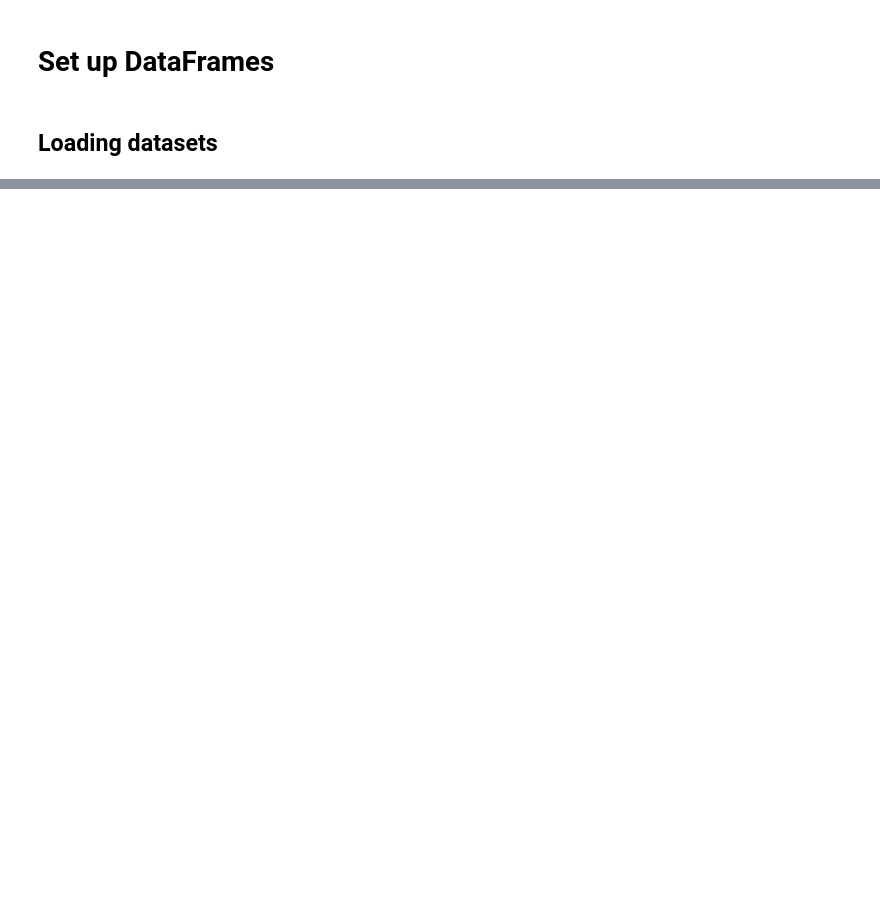
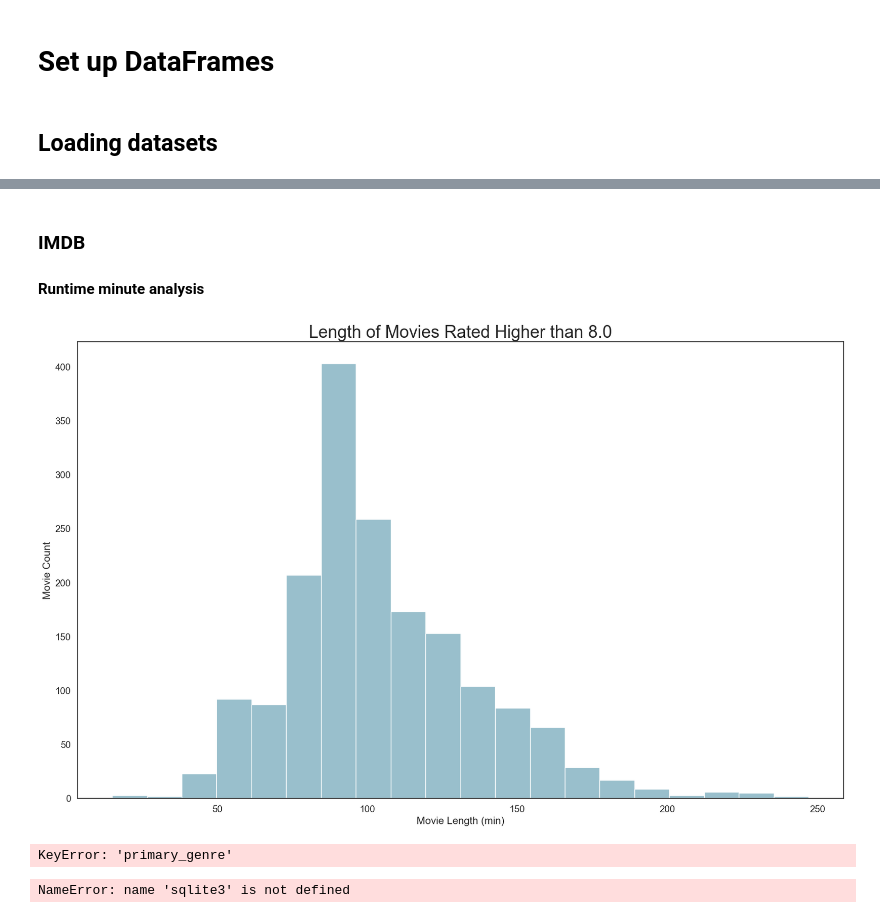
Before and after one commit to Nancieskie/Movie-Data-Analysis-Project, a Jupyter notebook: student.ipynb, the cells around one changed output, grey strips where cells are left out. Cells and saved outputs as stored; diff of their text form; code cells hidden in the pictures; blank space fills up the shorter version.

Commit message:
data analysis using histogram

```diff
--- a/student.ipynb
+++ b/student.ipynb
@@ -214,0 +199,2 @@ KeyError: "['runtime_minutes'] not found in axis"
+# %%
+movies_with_ratings_clean = movies_with_ratings.drop(['original_title', 'genres'], axis=1)
@@ -214,0 +211,4 @@ KeyError: "['runtime_minutes'] not found in axis"
+# %%
+# Dropping movies with votes less that the median(49)
+movies_over_median_votes = movies_with_ratings_clean.loc[
+    movies_with_ratings_clean['numvotes'] > movies_with_ratings_clean['numvotes'].median()]
@@ -214,0 +244,58 @@ KeyError: "['runtime_minutes'] not found in axis"
+# %% [markdown]
+### IMDB
+#### Runtime minute analysis
+# %%
+main_data_dropna = movies_over_median_votes.dropna(subset=['runtime_minutes'])
+# %%
+main_data_dropna_best_rated = main_data_dropna.loc[(main_data_dropna['averagerating'] >= 8.0)
+                                                   & (main_data_dropna['runtime_minutes'] < 250)]
+# %%
+sns.set_theme(context='notebook', palette='blend:#7AB,#7AB',
+              style='white', font='sans-serif', font_scale=1.25,
+              color_codes=True, rc={'figure.figsize':(20,12)})
+
+hist = sns.histplot(main_data_dropna_best_rated['runtime_minutes'], bins=20)
+
+hist.set(xlabel='Movie Length (min)', ylabel='Movie Count');
+hist.set_title('Length of Movies Rated Higher than 8.0', fontsize=25);
+# %% [output]
+[figure, added]
+# %%
+yjoin = df_tmdb_tn_innerjoin.groupby(['primary_genre']).mean().sort_values( \
+    by='profit_mils', ascending=False)[:10]
+xjoin = list(df_tmdb_tn_innerjoin.groupby(['primary_genre']).mean().sort_values( \
+    by='profit_mils', ascending=False).index)[:10]
+fig2, axj = plt.subplots(figsize=(20, 12))
+
+sns.barplot(x=xjoin, y=yjoin['profit_mils'],
+            saturation=.4, palette='blend:#EDA,#7AB')
+
+axj.set_title('Average Net Profit by Genre', fontsize=25)
+axj.set_xlabel('Movie Genre Categories')
+axj.set_ylabel('Net Profit (MM)')
+
+
+for loc, label in enumerate(yjoin['profit_mils']):
+    axj.text(loc, label+.15, (str(int(round(label, ndigits=0))) + 'MM'), ha='center');
+# %% [output]
+KeyError: 'primary_genre'
+# %%
+conn = sqlite3.connect("im.db")
+mb_join_mr = pd.read_sql(
+ """
+    SELECT mb.movie_id, mb.runtime_minutes, mr.averagerating, mr.numvotes, mb.genres
+    FROM movie_basics AS mb
+    INNER JOIN movie_ratings AS mr ON mb.movie_id = mr.movie_id;
+"""
+) , conn
+
+# Execute the SQL query and read the result into a pandas DataFrame
+merged_table_df = pd.read_sql_query(sql_query, conn)
+
+# Close the connection
+conn.close()
+
+# Print the DataFrame (for demonstration)
+print(merged_table_df)
+# %% [output]
+NameError: name 'sqlite3' is not defined
```
Also changed, not shown: parts of 42 cells of this notebook.
